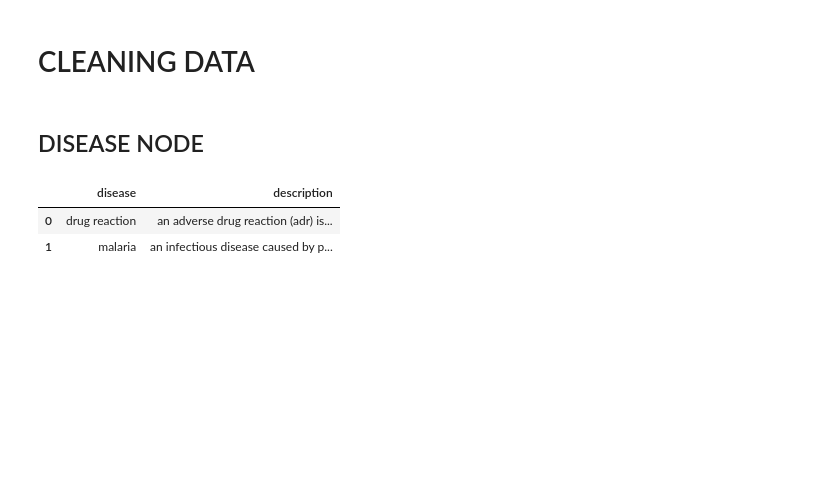
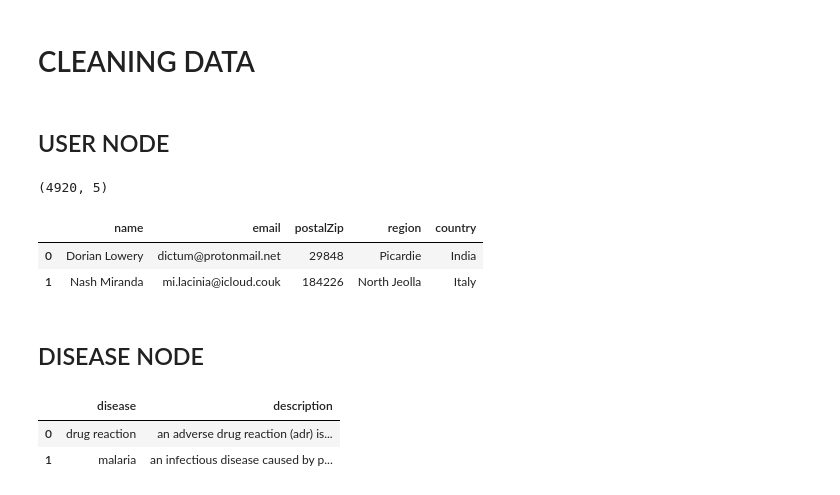
Before and after one commit to RodrigoRenatoPomaLudena/disease_complex_networks_neo4j, a Jupyter notebook: clean_dataset.ipynb, the cells around one changed output. Cells and saved outputs as stored; diff of their text form; code cells hidden in the pictures; blank space fills up the shorter version.

```diff
--- a/clean_dataset.ipynb
+++ b/clean_dataset.ipynb
@@ -17,6 +25,21 @@ for file_name in os.listdir(dataset_path):
 # CLEANING DATA
 # %%
 dataset_cleaned_path = 'dataset_cleaned/'
+# %% [markdown]
+## USER NODE
+# %%
+df_user = pd.concat(df_user_list, ignore_index=True)
+df_user = df_user.drop_duplicates().reset_index(drop=True)
+df_user = df_user.drop_duplicates(subset='name', keep="first")
+df_user = df_user.iloc[0:4920, :]
+df_user.to_csv(dataset_cleaned_path+'user_node.csv')
+print(df_user.shape)
+df_user.head(2)
+# %% [output]
+(4920, 5)
+|  | name | email | postalZip | region | country |
+| 0 | Dorian Lowery | dictum@protonmail.net | 29848 | Picardie | India |
+| 1 | Nash Miranda | mi.lacinia@icloud.couk | 184226 | North Jeolla | Italy |
 # %% [markdown]
 ## DISEASE NODE
 # %%
```
Also changed, not shown: parts of 10 cells of this notebook, 2 other files.
